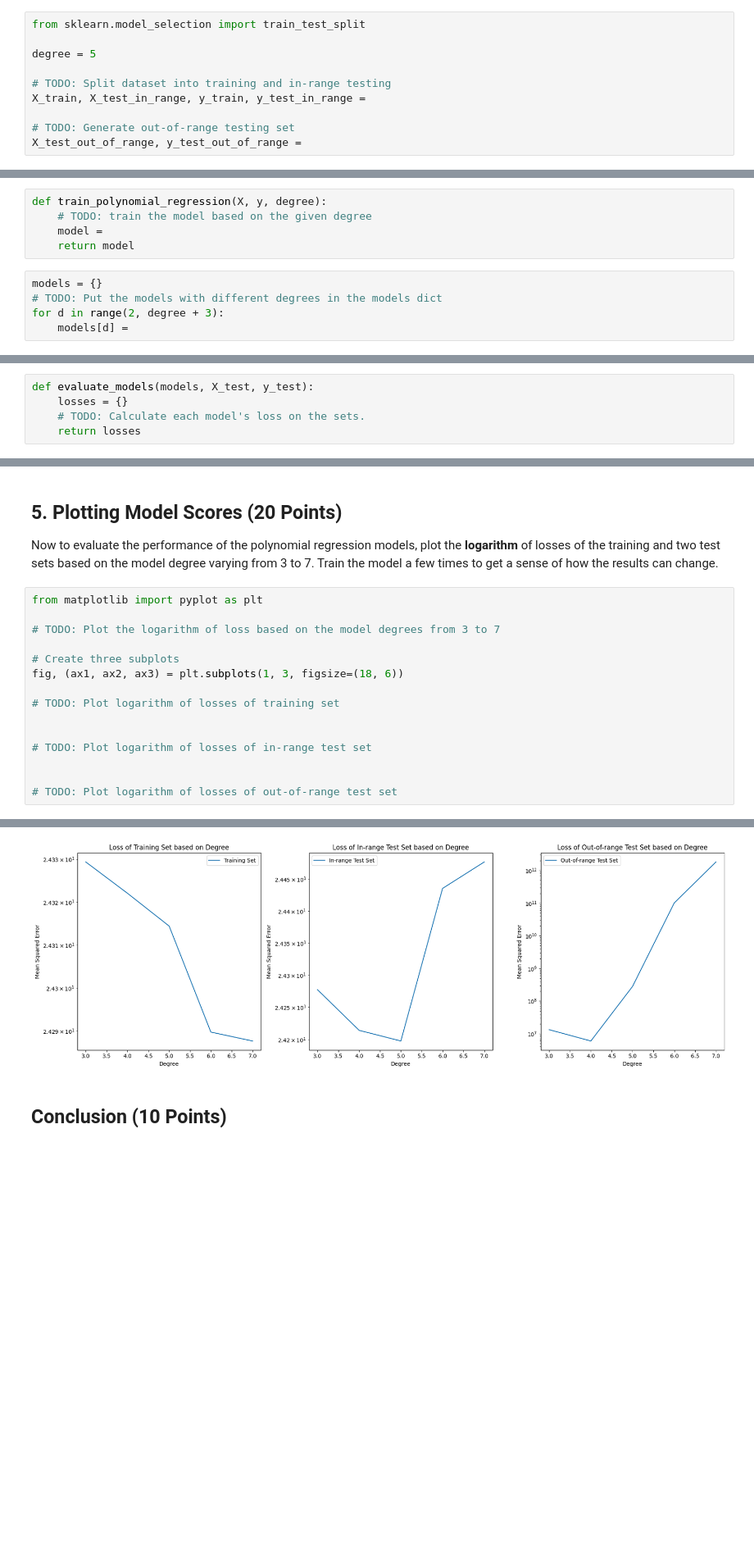
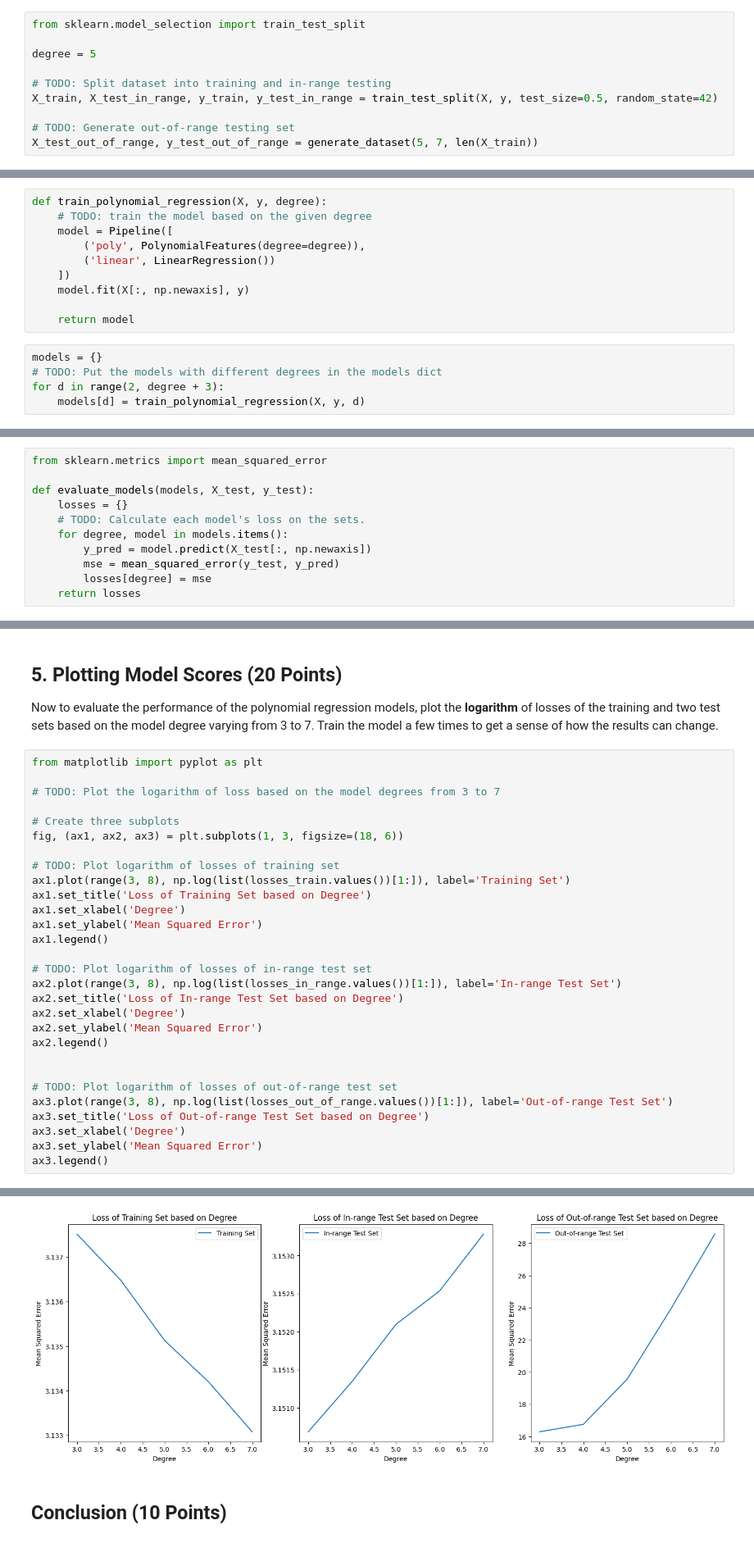
Before and after one commit to amirezzati/ml, a Jupyter notebook: homeworks/HW2/pract/Polynomial_Regression.ipynb, the cells around one changed output, grey strips where cells are left out. Shown at 82% size. Drawn from its saved outputs; the diff is of its cells as text; blank space fills up the shorter version.

Commit message:
completed polynomial regression notebook

```diff
--- a/homeworks/HW2/pract/Polynomial_Regression.ipynb
+++ b/homeworks/HW2/pract/Polynomial_Regression.ipynb
@@ -48,10 +57,10 @@ from sklearn.model_selection import train_test_split
 degree = 5
 
 # TODO: Split dataset into training and in-range testing
-X_train, X_test_in_range, y_train, y_test_in_range =
+X_train, X_test_in_range, y_train, y_test_in_range = train_test_split(X, y, test_size=0.5, random_state=42)
 
 # TODO: Generate out-of-range testing set
-X_test_out_of_range, y_test_out_of_range =
+X_test_out_of_range, y_test_out_of_range = generate_dataset(5, 7, len(X_train))
 # %% [markdown]
 ## 3. Polynomial Regression Training (30 Points)
 Train polynomial regression models of varying degrees from degree = 2 to degree = 7. You can use the `preprocessing`, `linear_model`, and `pipeline` classes of the `sklearn` library.
@@ -58,10 +75,15 @@ Train polynomial regression models of varying degrees from degree = 2 to degree
 # %%
 def train_polynomial_regression(X, y, degree):
     # TODO: train the model based on the given degree
-    model =
+    model = Pipeline([
+        ('poly', PolynomialFeatures(degree=degree)),
+        ('linear', LinearRegression())
+    ])
+    model.fit(X[:, np.newaxis], y)
+
     return model
 # %%
 models = {}
 # TODO: Put the models with different degrees in the models dict
 for d in range(2, degree + 3):
-    models[d] =
+    models[d] = train_polynomial_regression(X, y, d)
@@ -69,9 +103,15 @@ for d in range(2, degree + 3):
 ## 4. Model Evaluation (15 Points)
 Evaluate the models on both test sets using MSE. You can use the `mean_squared_error` from `sklearn.metrics`.
 # %%
+from sklearn.metrics import mean_squared_error
+
 def evaluate_models(models, X_test, y_test):
     losses = {}
     # TODO: Calculate each model's loss on the sets.
+    for degree, model in models.items():
+        y_pred = model.predict(X_test[:, np.newaxis])
+        mse = mean_squared_error(y_test, y_pred)
+        losses[degree] = mse
     return losses
 # %%
 losses_train = evaluate_models(models, X_train, y_train)
@@ -90,10 +134,24 @@ from matplotlib import pyplot as plt
 fig, (ax1, ax2, ax3) = plt.subplots(1, 3, figsize=(18, 6))
 
 # TODO: Plot logarithm of losses of training set
-
+ax1.plot(range(3, 8), np.log(list(losses_train.values())[1:]), label='Training Set')
+ax1.set_title('Loss of Training Set based on Degree')
+ax1.set_xlabel('Degree')
+ax1.set_ylabel('Mean Squared Error')
+ax1.legend()
 
 # TODO: Plot logarithm of losses of in-range test set
+ax2.plot(range(3, 8), np.log(list(losses_in_range.values())[1:]), label='In-range Test Set')
+ax2.set_title('Loss of In-range Test Set based on Degree')
+ax2.set_xlabel('Degree')
+ax2.set_ylabel('Mean Squared Error')
+ax2.legend()
 
 
 # TODO: Plot logarithm of losses of out-of-range test set
+ax3.plot(range(3, 8), np.log(list(losses_out_of_range.values())[1:]), label='Out-of-range Test Set')
+ax3.set_title('Loss of Out-of-range Test Set based on Degree')
+ax3.set_xlabel('Degree')
+ax3.set_ylabel('Mean Squared Error')
+ax3.legend()
 # %% [output]
@@ -100,4 +159,4 @@ fig, (ax1, ax2, ax3) = plt.subplots(1, 3, figsize=(18, 6))
-[figure, old version]
+[figure, new version]
 # %% [markdown]
 ## Conclusion (10 Points)
 # %% [markdown]
```
Also changed, not shown: parts of 10 cells of this notebook.
